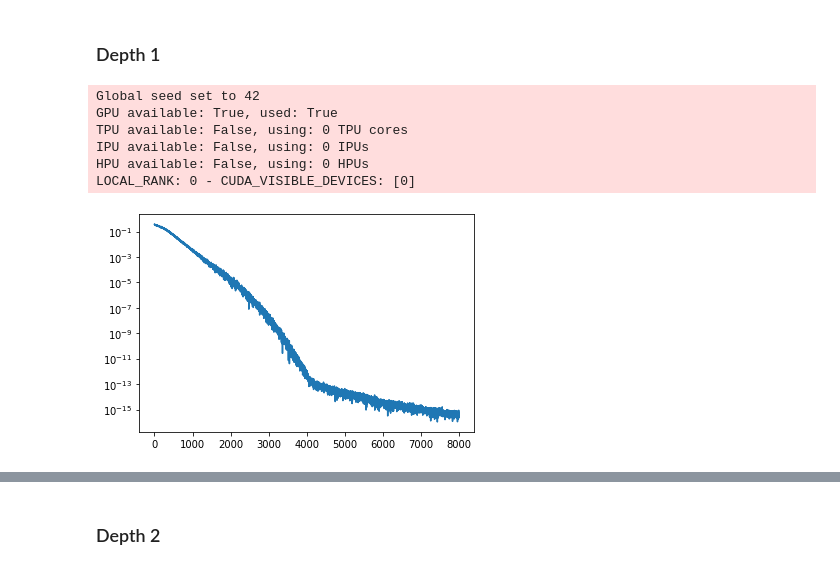
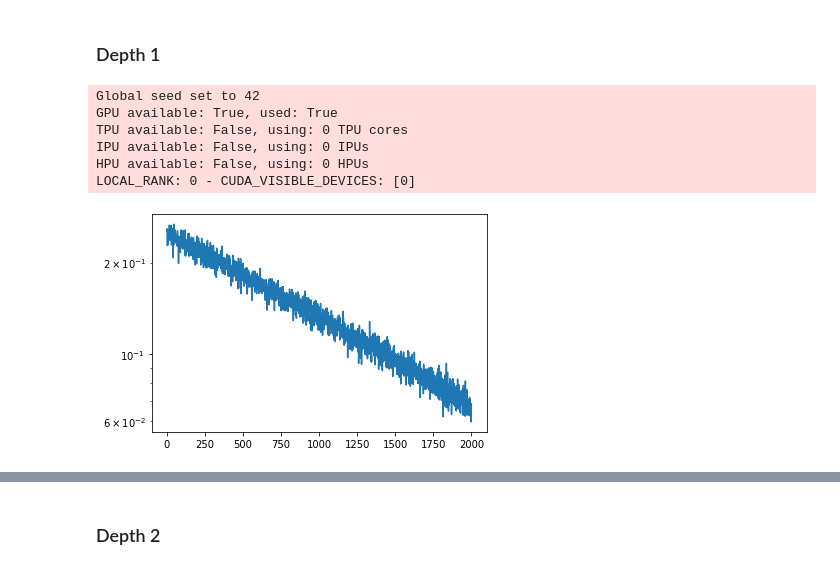
Before and after one commit to zablotchi/grokking, a Jupyter notebook: notebooks/one_hot_inverse_adam.ipynb, the cells around one changed output, grey strips where cells are left out. Saved outputs shown, nothing was run; the diff lists cells and outputs as text; code cells hidden in the pictures.

Commit message:
Fix one_hot_inverse model depth=1 bug

```diff
--- a/notebooks/one_hot_inverse_adam.ipynb
+++ b/notebooks/one_hot_inverse_adam.ipynb
@@ -88,24 +91,24 @@ def train_model(
 # %%
 pl.seed_everything(42)
 model1 = OneHotFCNet(cfg=OneHotFCNetConfig(
     n_classes=ds.cfg.n_classes,
     hidden_width=ds.cfg.n_classes,
     depth=1,
     opt_type="adam",
     learning_rate=1e-4,
 ))
-mh1 = train_model(model=model1, dm=dm, max_steps=8000)
+mh1 = train_model(model=model1, dm=dm, max_steps=2000)
 
 mh1.mse.plot()
 plt.yscale("log")
 # %% [output]
 Global seed set to 42
 GPU available: True, used: True
 TPU available: False, using: 0 TPU cores
 IPU available: False, using: 0 IPUs
 HPU available: False, using: 0 HPUs
 LOCAL_RANK: 0 - CUDA_VISIBLE_DEVICES: [0]
-[figure, old version]
+[figure, new version]
 # %%
 pl.seed_everything(42)
 model2 = OneHotFCNet(cfg=OneHotFCNetConfig(
```
Also changed, not shown: parts of 3 cells of this notebook, 2 other files.
